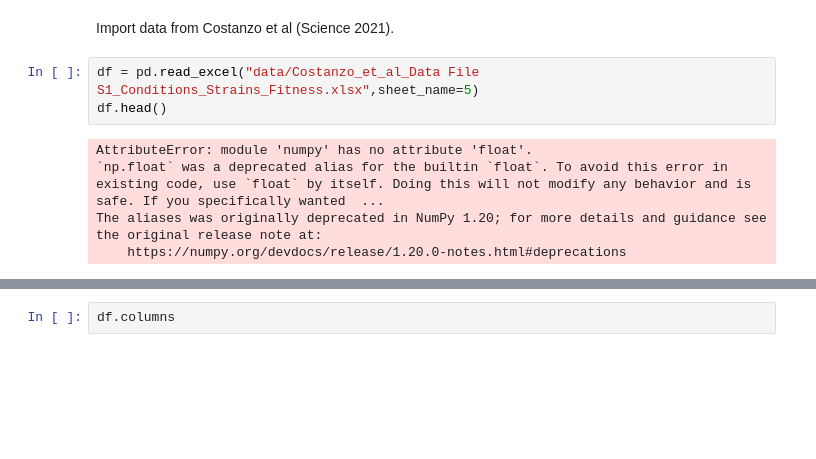
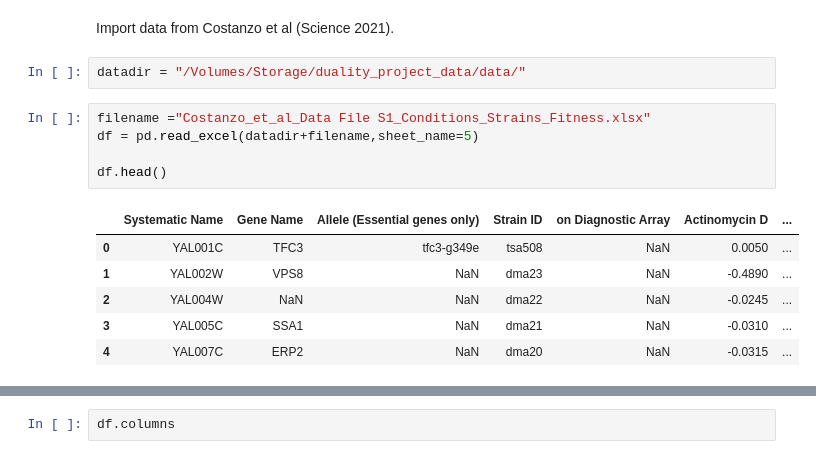
Before and after one commit to GeroyUsilov/duality_robustness, a Jupyter notebook: analysis.ipynb, the cells around one changed output, grey strips where cells are left out. Drawn from its saved outputs; the diff is of its cells as text; blank space fills up the shorter version.

```diff
--- a/analysis.ipynb
+++ b/analysis.ipynb
@@ -6,11 +6,17 @@ from tqdm import tqdm
 import scipy.stats
 # %% [markdown]
 Import data from Costanzo et al (Science 2021).
+# %%
+datadir = "/Volumes/Storage/duality_project_data/data/"
 # %%
-df = pd.read_excel("data/Costanzo_et_al_Data File S1_Conditions_Strains_Fitness.xlsx",sheet_name=5)
+filename ="Costanzo_et_al_Data File S1_Conditions_Strains_Fitness.xlsx"
+df = pd.read_excel(datadir+filename,sheet_name=5)
+
 df.head()
 # %% [output]
-AttributeError: module 'numpy' has no attribute 'float'.
-`np.float` was a deprecated alias for the builtin `float`. To avoid this error in existing code, use `float` by itself. Doing this will not modify any behavior and is safe. If you specifically wanted  ...
-The aliases was originally deprecated in NumPy 1.20; for more details and guidance see the original release note at:
-    https://numpy.org/devdocs/release/1.20.0-notes.html#deprecations
+|  | Systematic Name | Gene Name | Allele (Essential genes only) | Strain ID | on Diagnostic Array | Actinomycin D | ... |
+| 0 | YAL001C | TFC3 | tfc3-g349e | tsa508 | NaN | 0.0050 | ... |
+| 1 | YAL002W | VPS8 | NaN | dma23 | NaN | -0.4890 | ... |
+| 2 | YAL004W | NaN | NaN | dma22 | NaN | -0.0245 | ... |
+| 3 | YAL005C | SSA1 | NaN | dma21 | NaN | -0.0310 | ... |
+| 4 | YAL007C | ERP2 | NaN | dma20 | NaN | -0.0315 | ... |
```
Also changed, not shown: parts of 4 cells of this notebook, 18 other files.
